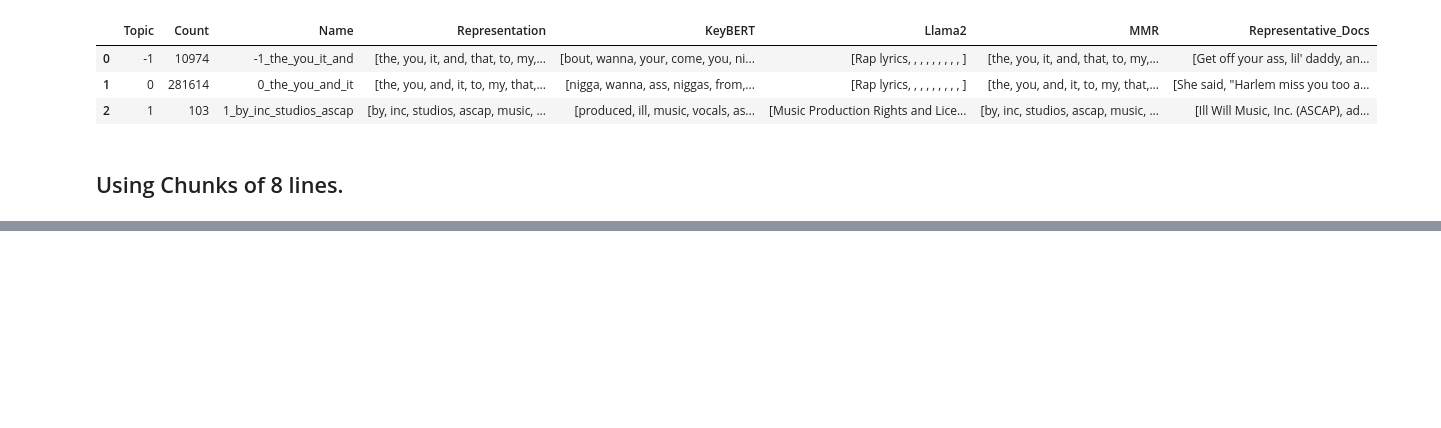
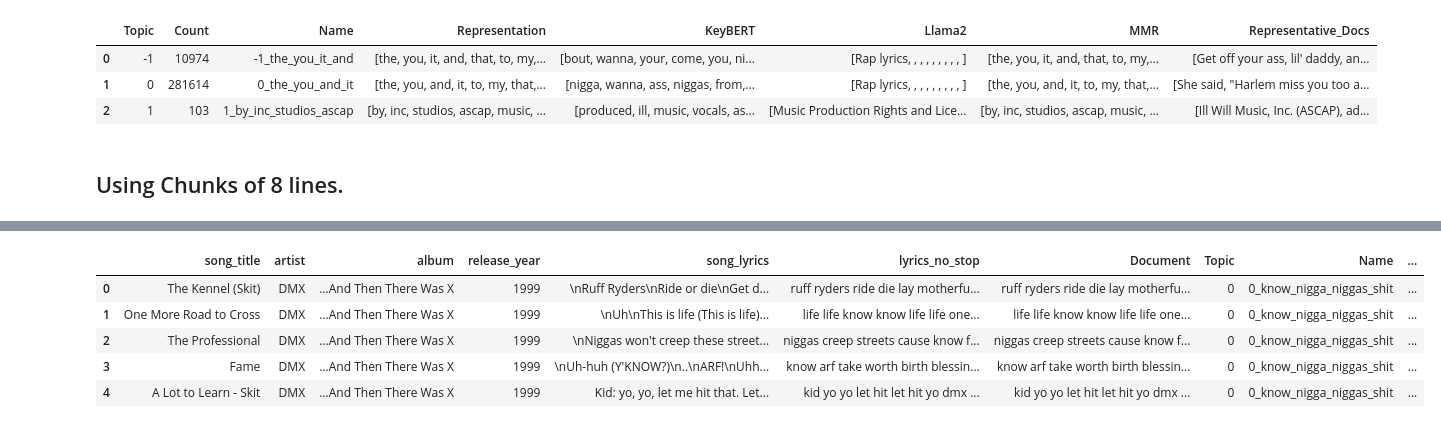
Before and after one commit to btmarsh6/lyricsNLP, a Jupyter notebook: LyricsNLP.ipynb, the cells around one changed output, grey strips where cells are left out. Saved outputs shown, nothing was run; the diff lists cells and outputs as text; code cells hidden in the pictures; blank space fills up the shorter version.

Commit message:
added chunking processes to colab notebook. began investigation into topic clusters.

```diff
--- a/LyricsNLP.ipynb
+++ b/LyricsNLP.ipynb
@@ -385,0 +387,2 @@ representation_model = {
+# %%
+doc_info = topic_model.get_document_info(lyrics)
@@ -385,0 +407,13 @@ representation_model = {
+# %%
+song_with_topics_df = df.merge(doc_info[['Document', 'Topic', 'Name', 'Representation', 'KeyBERT', 'MMR', 'Probability']], left_on='lyrics_no_stop', right_on='Document')
+# %%
+song_with_topics_df.drop(columns=['chunked_lyrics_4', 'chunked_lyrics_8'], inplace=True)
+# %%
+song_with_topics_df.head()
+# %% [output]
+|  | song_title | artist | album | release_year | song_lyrics | lyrics_no_stop | Document | Topic | Name | ... |
+| 0 | The Kennel (Skit) | DMX | ...And Then There Was X | 1999 | \nRuff Ryders\nRide or die\nGet d... | ruff ryders ride die lay motherfu... | ruff ryders ride die lay motherfu... | 0 | 0_know_nigga_niggas_shit | ... |
+| 1 | One More Road to Cross | DMX | ...And Then There Was X | 1999 | \nUh\nThis is life (This is life)... | life life know know life life one... | life life know know life life one... | 0 | 0_know_nigga_niggas_shit | ... |
+| 2 | The Professional | DMX | ...And Then There Was X | 1999 | \nNiggas won't creep these street... | niggas creep streets cause know f... | niggas creep streets cause know f... | 0 | 0_know_nigga_niggas_shit | ... |
+| 3 | Fame | DMX | ...And Then There Was X | 1999 | \nUh-huh (Y'KNOW?)\n..\nARF!\nUhh... | know arf take worth birth blessin... | know arf take worth birth blessin... | 0 | 0_know_nigga_niggas_shit | ... |
+| 4 | A Lot to Learn - Skit | DMX | ...And Then There Was X | 1999 | Kid: yo, yo, let me hit that. Let... | kid yo yo let hit let hit yo dmx ... | kid yo yo let hit let hit yo dmx ... | 0 | 0_know_nigga_niggas_shit | ... |
```
Also changed, not shown: parts of 11 cells of this notebook.
